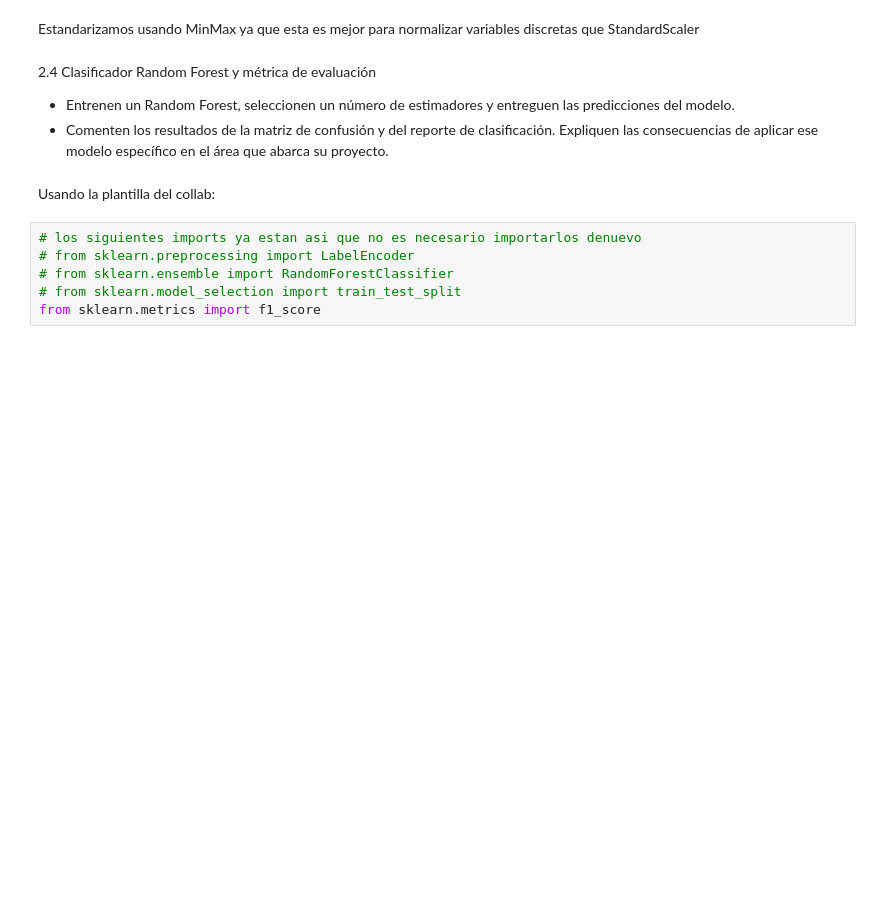
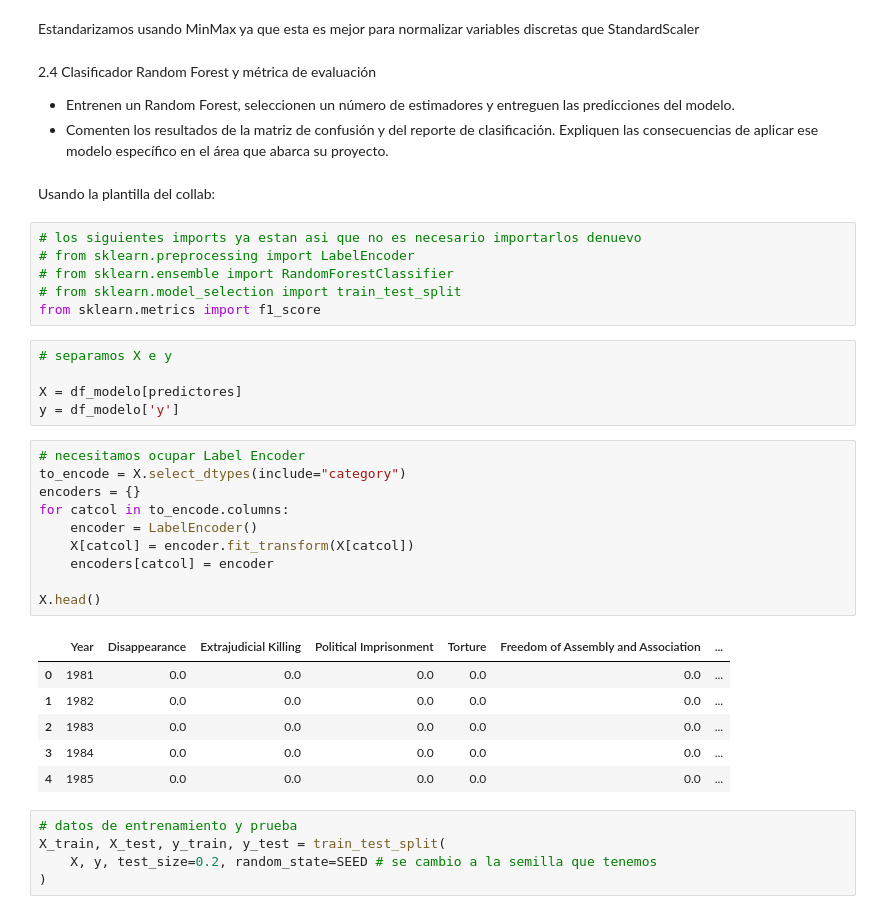
Before and after one commit to vichoe/taller-etica, a Jupyter notebook: S3/Taller_sumativo_3.ipynb, the cells around one changed output. Drawn from its saved outputs; the diff is of its cells as text; blank space fills up the shorter version.

```diff
--- a/S3/Taller_sumativo_3.ipynb
+++ b/S3/Taller_sumativo_3.ipynb
@@ -680,3 +680,30 @@ Usando la plantilla del collab:
 # from sklearn.ensemble import RandomForestClassifier
 # from sklearn.model_selection import train_test_split
 from sklearn.metrics import f1_score
+# %%
+# separamos X e y
+
+X = df_modelo[predictores]
+y = df_modelo['y']
+# %%
+# necesitamos ocupar Label Encoder
+to_encode = X.select_dtypes(include="category")
+encoders = {}
+for catcol in to_encode.columns:
+    encoder = LabelEncoder()
+    X[catcol] = encoder.fit_transform(X[catcol])
+    encoders[catcol] = encoder
+
+X.head()
+# %% [output]
+|  | Year | Disappearance | Extrajudicial Killing | Political Imprisonment | Torture | Freedom of Assembly and Association | ... |
+| 0 | 1981 | 0.0 | 0.0 | 0.0 | 0.0 | 0.0 | ... |
+| 1 | 1982 | 0.0 | 0.0 | 0.0 | 0.0 | 0.0 | ... |
+| 2 | 1983 | 0.0 | 0.0 | 0.0 | 0.0 | 0.0 | ... |
+| 3 | 1984 | 0.0 | 0.0 | 0.0 | 0.0 | 0.0 | ... |
+| 4 | 1985 | 0.0 | 0.0 | 0.0 | 0.0 | 0.0 | ... |
+# %%
+# datos de entrenamiento y prueba
+X_train, X_test, y_train, y_test = train_test_split(
+    X, y, test_size=0.2, random_state=SEED # se cambio a la semilla que tenemos
+)
```
Also changed, not shown: parts of 2 cells of this notebook.
